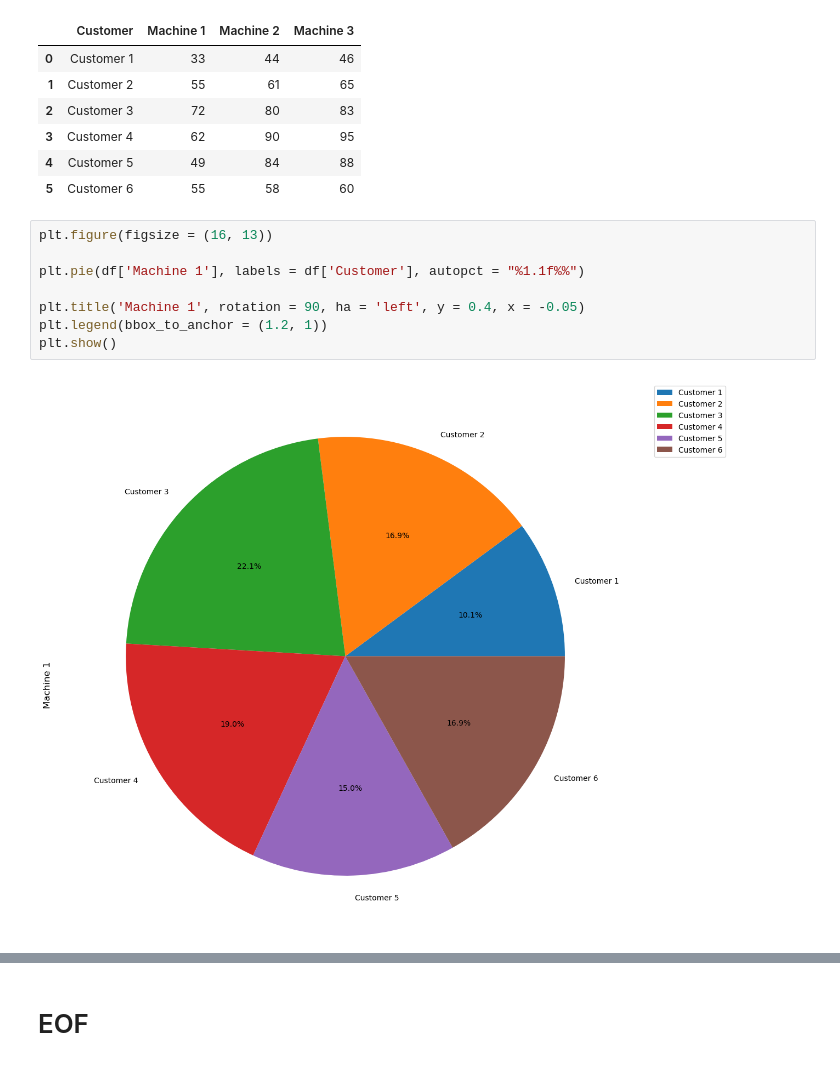
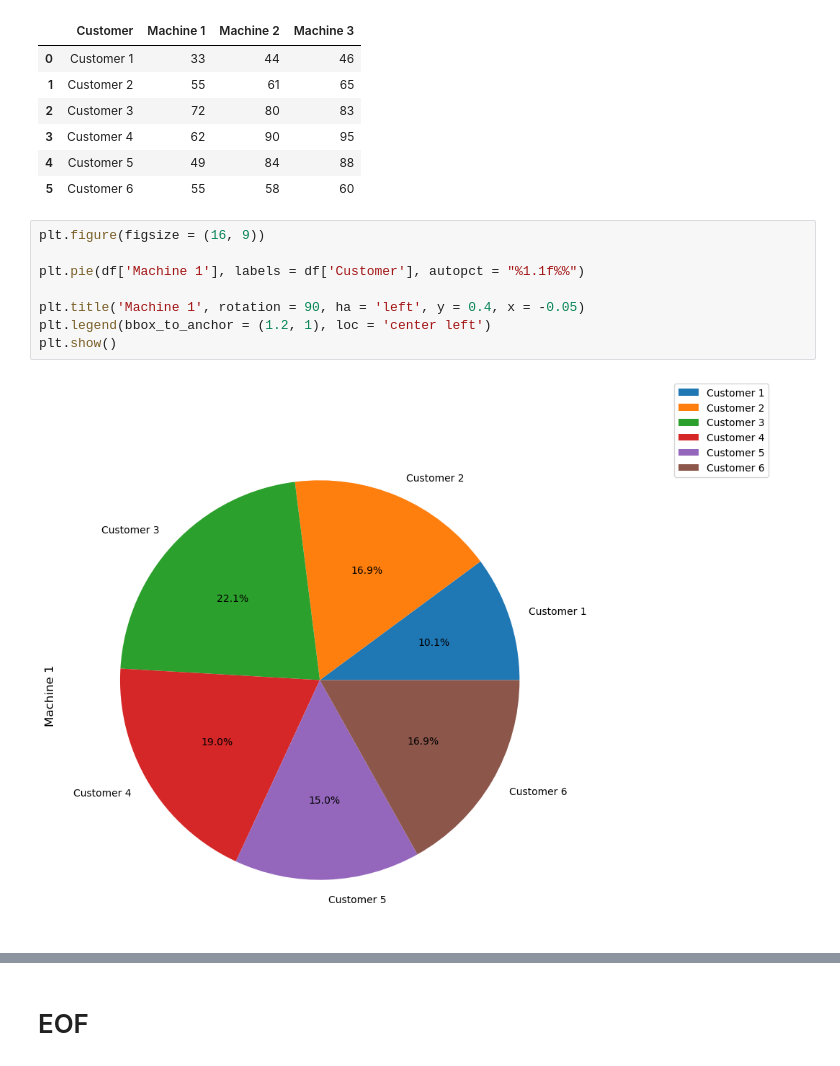
Before and after one commit to AlitheiaDeus/SiT_2301046, a Jupyter notebook: DA/Practice.ipynb, the cells around one changed output, grey strips where cells are left out. Saved outputs shown, nothing was run; the diff lists cells and outputs as text.

```diff
--- a/DA/Practice.ipynb
+++ b/DA/Practice.ipynb
@@ -415,15 +415,15 @@ display(df)
 | 4 | Customer 5 | 49 | 84 | 88 |
 | 5 | Customer 6 | 55 | 58 | 60 |
 # %%
-plt.figure(figsize = (16, 13))
+plt.figure(figsize = (16, 9))
 
 plt.pie(df['Machine 1'], labels = df['Customer'], autopct = "%1.1f%%")
 
 plt.title('Machine 1', rotation = 90, ha = 'left', y = 0.4, x = -0.05)
-plt.legend(bbox_to_anchor = (1.2, 1))
+plt.legend(bbox_to_anchor = (1.2, 1), loc = 'center left')
 plt.show()
 # %% [output]
-[figure, old version]
+[figure, new version]
 # %%
 fig, axes = plt.subplots(1, len(machines), figsize = (16, 9))
 
```
Also changed, not shown: parts of 6 cells of this notebook.
